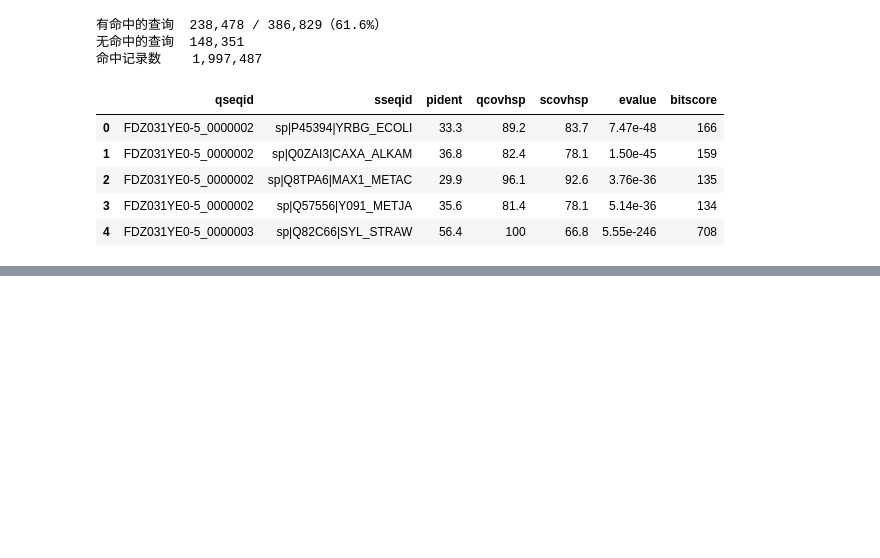
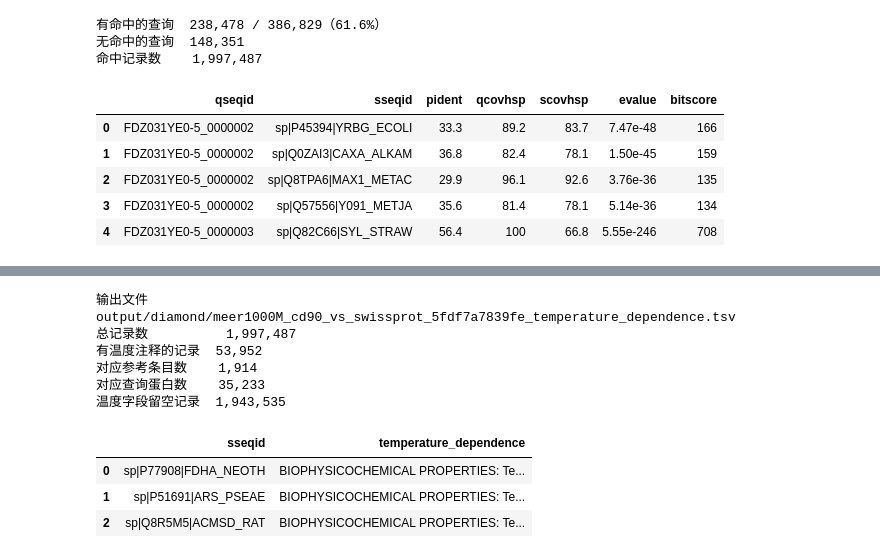
Before and after one commit to AidenBaiZe/Psychrophilic-protein-discovery, a Jupyter notebook: process.ipynb, the cells around one changed output, grey strips where cells are left out. Saved outputs shown, nothing was run; the diff lists cells and outputs as text; code cells hidden in the pictures; blank space fills up the shorter version.

```diff
--- a/process.ipynb
+++ b/process.ipynb
@@ -350,0 +440,76 @@ if preview:
+# %%
+temperature_hits_path = hits_path.with_name(hits_path.stem + '_temperature_dependence.tsv')
+temperature_hit_columns = [*hit_columns, 'temperature_dependence']
+
+
+def temperature_rows():
+    with hits_path.open(encoding='utf-8', newline='') as handle:
+        reader = csv.reader(handle, delimiter='\t', quoting=csv.QUOTE_NONE)
+        if next(reader, None) != hit_columns:
+            raise ValueError('DIAMOND 输入列名与配置不符')
+        for row in reader:
+            if len(row) != len(hit_columns):
+                raise ValueError(f'DIAMOND 第 {reader.line_num} 行列数异常')
+            parts = row[1].split('|')
+            if len(parts) != 3 or parts[0] != 'sp':
+                raise ValueError(f'Swiss-Prot 标识格式异常：{row[1]}')
+            accession = parts[1]
+            if accession not in temperatures:
+                raise LookupError(f'当前 Swiss-Prot 快照中找不到 {accession}，需核实登录号历史')
+            yield [*row, temperatures[accession]]
+
+
+if not temperature_hits_path.exists():
+    with TemporaryDirectory(dir=diamond_dir, prefix='.temperature_hits_') as scratch:
+        temporary_output = Path(scratch) / temperature_hits_path.name
+        with temporary_output.open('w', encoding='utf-8', newline='') as handle:
+            writer = csv.writer(handle, delimiter='\t', lineterminator='\n')
+            writer.writerow(temperature_hit_columns)
+            writer.writerows(temperature_rows())
+        with suppress(FileExistsError):
+            os.link(temporary_output, temperature_hits_path)
+
+temperature_row_count = 0
+annotated_row_count = 0
+annotated_subjects = set()
+annotated_queries = set()
+temperature_examples = []
+with temperature_hits_path.open(encoding='utf-8', newline='') as handle:
+    reader = csv.reader(handle, delimiter='\t')
+    if next(reader, None) != temperature_hit_columns:
+        raise ValueError('已有温度注释表的列名与配置不符')
+    for saved, expected in zip_longest(reader, temperature_rows()):
+        if saved != expected:
+            raise ValueError('已有温度注释表与当前输入/快照不符，请指定新的输出文件名')
+        temperature_row_count += 1
+        if saved[-1]:
+            annotated_row_count += 1
+            annotated_subjects.add(saved[1])
+            annotated_queries.add(saved[0])
+            if len(temperature_examples) < 3 and saved[1] not in {
+                example['sseqid'] for example in temperature_examples
+            }:
+                temperature_examples.append(dict(zip(temperature_hit_columns, saved)))
+if temperature_row_count != hit_count:
+    raise ValueError('注释后行数与 DIAMOND 命中记录数不符')
+
+print(f'输出文件          {temperature_hits_path.relative_to(project)}')
+print(f'总记录数          {temperature_row_count:,}')
+print(f'有温度注释的记录  {annotated_row_count:,}')
+print(f'对应参考条目数    {len(annotated_subjects):,}')
+print(f'对应查询蛋白数    {len(annotated_queries):,}')
+print(f'温度字段留空记录  {temperature_row_count - annotated_row_count:,}')
+if temperature_examples:
+    with pd.option_context('display.max_colwidth', 150):
+        display(pd.DataFrame(temperature_examples)[['sseqid', 'temperature_dependence']])
+# %% [output]
+输出文件          output/diamond/meer1000M_cd90_vs_swissprot_5fdf7a7839fe_temperature_dependence.tsv
+总记录数          1,997,487
+有温度注释的记录  53,952
+对应参考条目数    1,914
+对应查询蛋白数    35,233
+温度字段留空记录  1,943,535
+|  | sseqid | temperature_dependence |
+| 0 | sp|P77908|FDHA_NEOTH | BIOPHYSICOCHEMICAL PROPERTIES: Te... |
+| 1 | sp|P51691|ARS_PSEAE | BIOPHYSICOCHEMICAL PROPERTIES: Te... |
+| 2 | sp|Q8R5M5|ACMSD_RAT | BIOPHYSICOCHEMICAL PROPERTIES: Te... |
```
Also changed, not shown: parts of 6 cells of this notebook, 1 other file.
